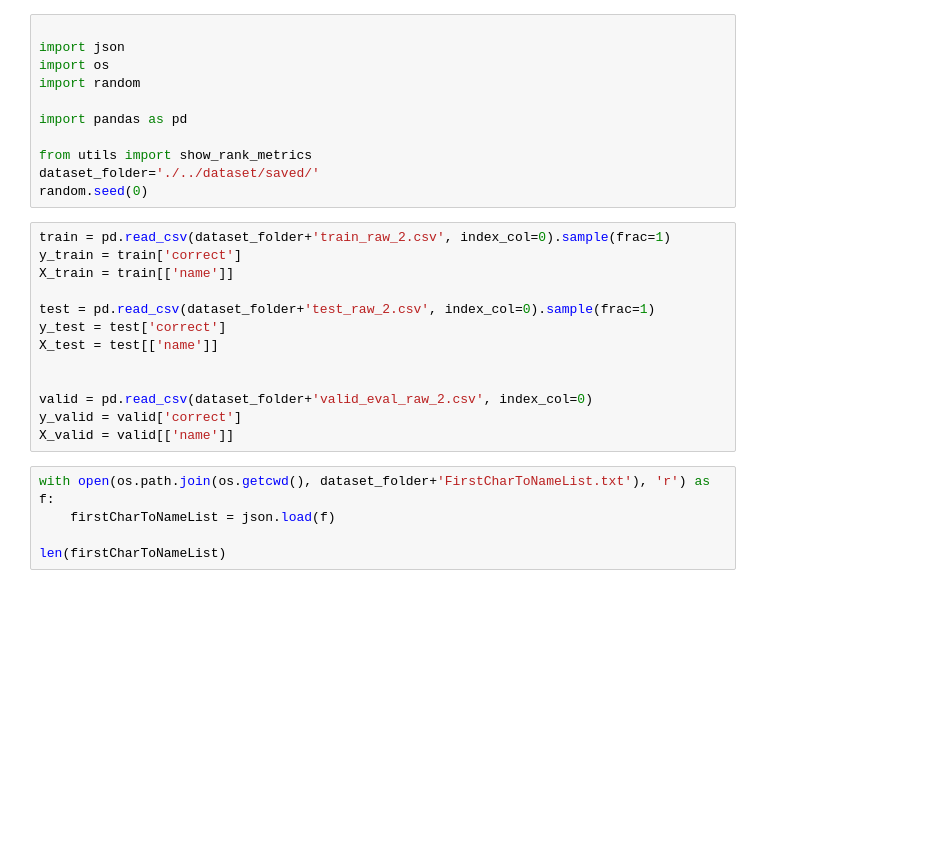
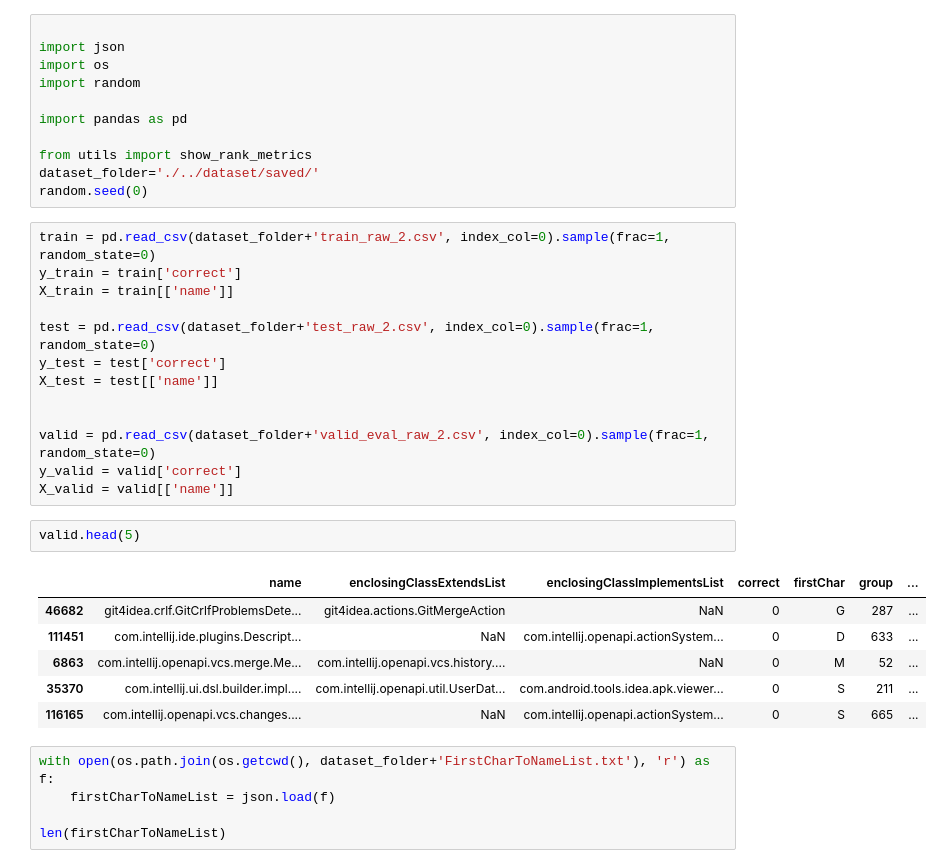
Before and after one commit to turovkv/intellij-class-usages-analysis, a Jupyter notebook: models/baseline.ipynb, the cells around one changed output. Saved outputs shown, nothing was run; the diff lists cells and outputs as text; blank space fills up the shorter version.

```diff
--- a/models/baseline.ipynb
+++ b/models/baseline.ipynb
@@ -10,18 +10,27 @@ from utils import show_rank_metrics
 dataset_folder='./../dataset/saved/'
 random.seed(0)
 # %%
-train = pd.read_csv(dataset_folder+'train_raw_2.csv', index_col=0).sample(frac=1)
+train = pd.read_csv(dataset_folder+'train_raw_2.csv', index_col=0).sample(frac=1, random_state=0)
 y_train = train['correct']
 X_train = train[['name']]
 
-test = pd.read_csv(dataset_folder+'test_raw_2.csv', index_col=0).sample(frac=1)
+test = pd.read_csv(dataset_folder+'test_raw_2.csv', index_col=0).sample(frac=1, random_state=0)
 y_test = test['correct']
 X_test = test[['name']]
 
 
-valid = pd.read_csv(dataset_folder+'valid_eval_raw_2.csv', index_col=0)
+valid = pd.read_csv(dataset_folder+'valid_eval_raw_2.csv', index_col=0).sample(frac=1, random_state=0)
 y_valid = valid['correct']
 X_valid = valid[['name']]
+# %%
+valid.head(5)
+# %% [output]
+|  | name | enclosingClassExtendsList | enclosingClassImplementsList | correct | firstChar | group | ... |
+| 46682 | git4idea.crlf.GitCrlfProblemsDete... | git4idea.actions.GitMergeAction | NaN | 0 | G | 287 | ... |
+| 111451 | com.intellij.ide.plugins.Descript... | NaN | com.intellij.openapi.actionSystem... | 0 | D | 633 | ... |
+| 6863 | com.intellij.openapi.vcs.merge.Me... | com.intellij.openapi.vcs.history.... | NaN | 0 | M | 52 | ... |
+| 35370 | com.intellij.ui.dsl.builder.impl.... | com.intellij.openapi.util.UserDat... | com.android.tools.idea.apk.viewer... | 0 | S | 211 | ... |
+| 116165 | com.intellij.openapi.vcs.changes.... | NaN | com.intellij.openapi.actionSystem... | 0 | S | 665 | ... |
 # %%
 with open(os.path.join(os.getcwd(), dataset_folder+'FirstCharToNameList.txt'), 'r') as f:
     firstCharToNameList = json.load(f)
```
Also changed, not shown: parts of 5 cells of this notebook, 4 other files.
